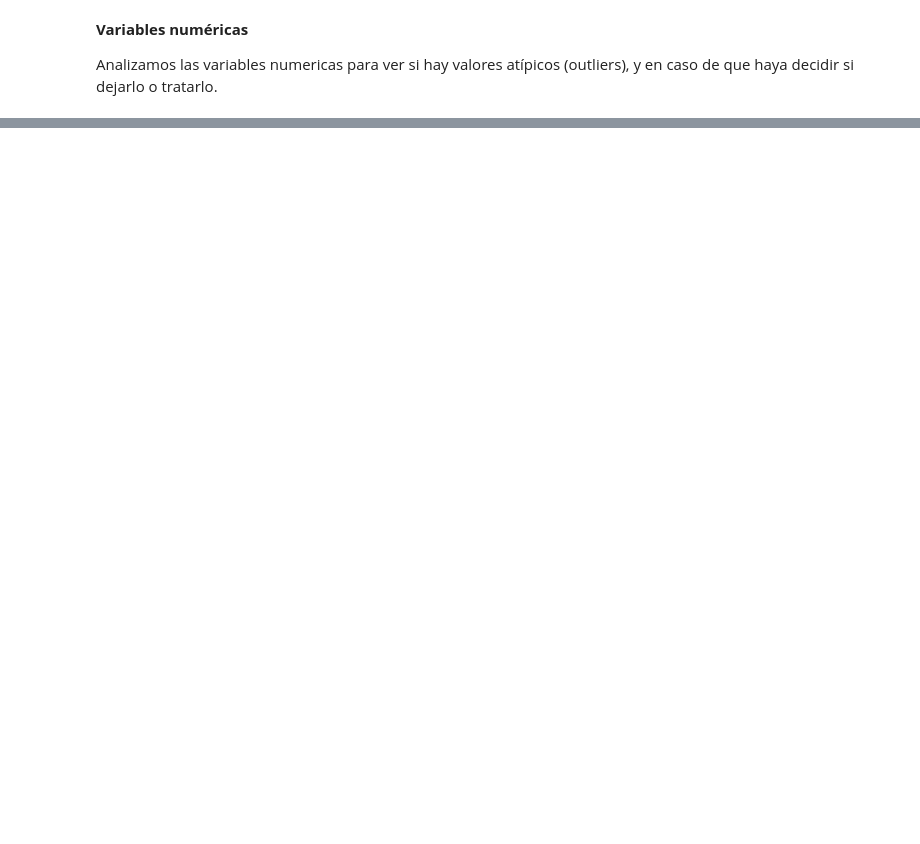
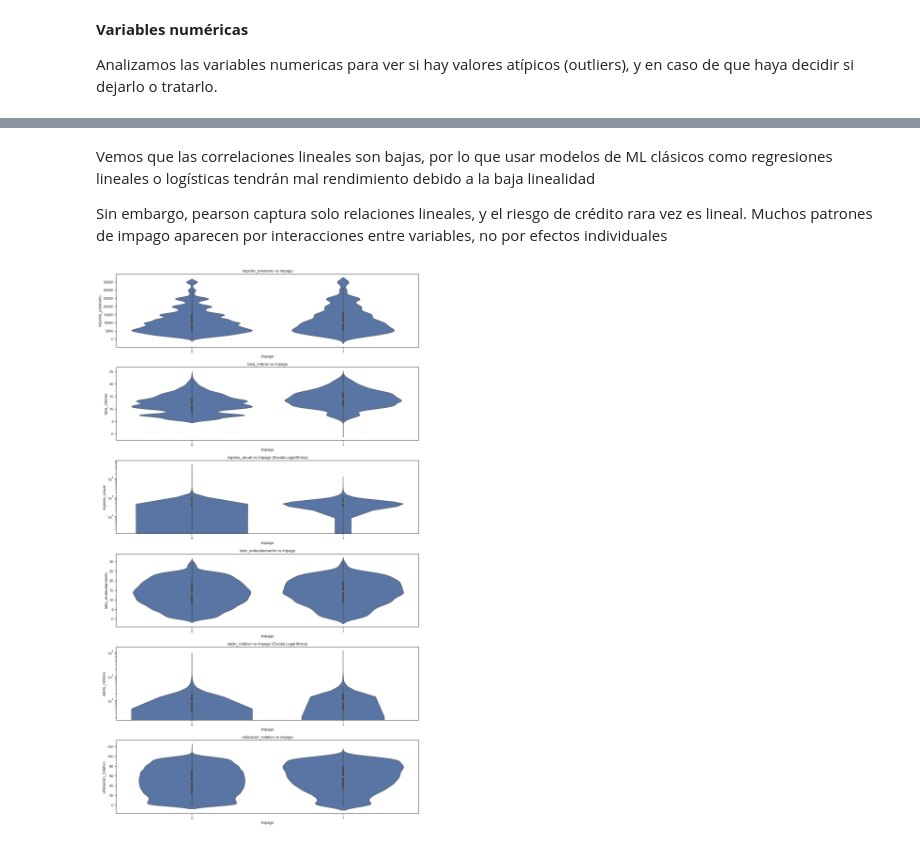
Before and after one commit to Jxweyy/CUNEF__PROYECTO_APRENDIZAJE_AUTOMATICO, a Jupyter notebook: 00_EDA.ipynb, the cells around one changed output, grey strips where cells are left out. Cells and saved outputs as stored; diff of their text form; code cells hidden in the pictures; blank space fills up the shorter version.

```diff
--- a/00_EDA.ipynb
+++ b/00_EDA.ipynb
@@ -487,0 +594,22 @@ plt.show()
+# %% [markdown]
+Vemos que las correlaciones lineales son bajas, por lo que usar modelos de ML clásicos como regresiones lineales o logísticas tendrán mal rendimiento debido a la baja linealidad
+
+Sin embargo, pearson captura solo relaciones lineales, y el riesgo de crédito rara vez es lineal.
+Muchos patrones de impago aparecen por interacciones entre variables, no por efectos individuales
+# %%
+plt.figure(figsize=(14, 4 * len(numericas_continuas)))
+
+for i, col in enumerate(numericas_continuas, 1):
+    plt.subplot(len(numericas_continuas), 1, i)
+    sns.violinplot(x=df["impago"], y=df[col])
+
+    # Uso de escalas logarítmicas para las columnas muy grandes
+    if col in ['ingreso_anual', 'saldo_rotativo']:
+        plt.yscale('log')
+        plt.title(f"{col} vs impago (Escala Logarítmica)")
+    else:
+        plt.title(f"{col} vs impago")
+plt.tight_layout()
+plt.show()
+# %% [output]
+[figure, added]
```
Also changed, not shown: parts of 12 cells of this notebook.
